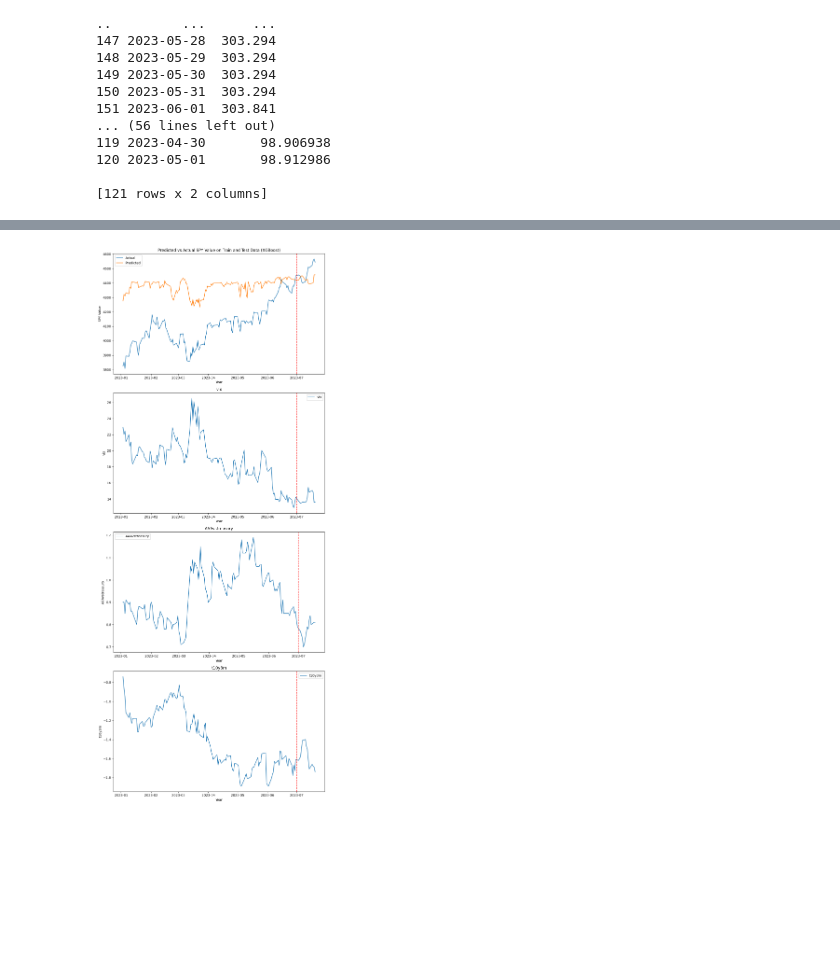
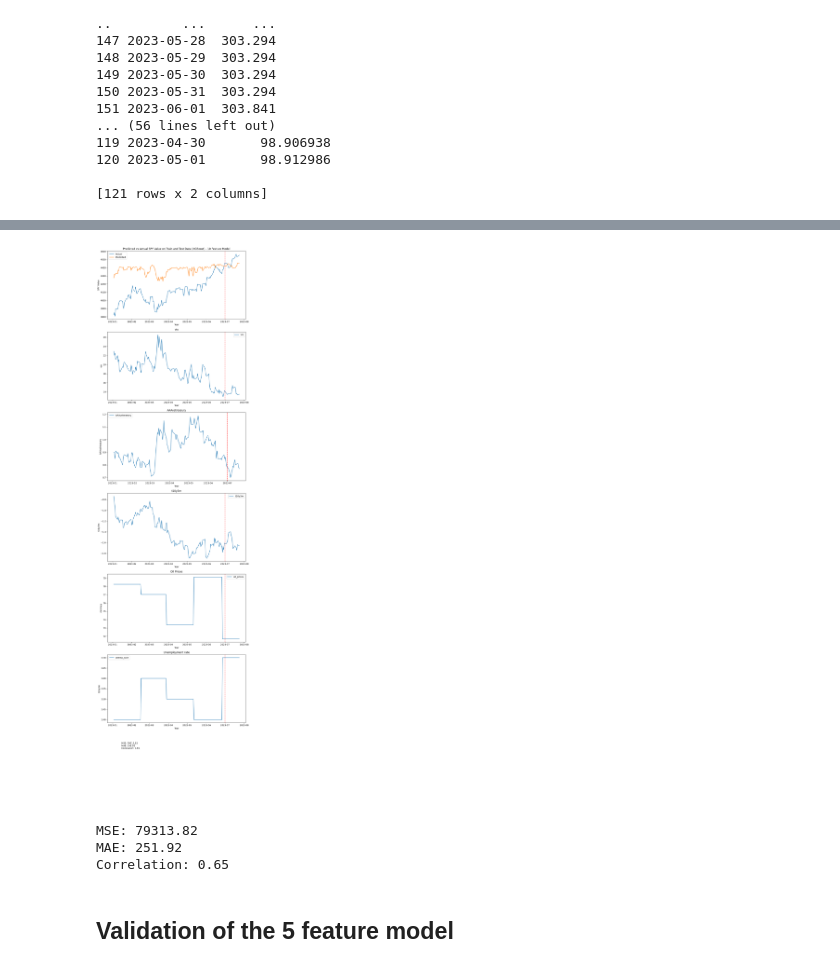
Before and after one commit to jpl12345/SPY_prediction_analysis, a Jupyter notebook: xgboost_model_validation.ipynb, the cells around one changed output, grey strips where cells are left out. Saved outputs shown, nothing was run; the diff lists cells and outputs as text; code cells hidden in the pictures; blank space fills up the shorter version.

Commit message:
Update validation and data

```diff
--- a/xgboost_model_validation.ipynb
+++ b/xgboost_model_validation.ipynb
@@ -390,8 +389,13 @@ time_index = range(len(y_pred))
 # Get the dates from the 'spy_data' dataframe based on the index numbers for alignment
 dates = spy_data['Date'].iloc[time_index]
 
+# Calculate metrics
+mse = mean_squared_error(y, y_pred)
+mae = mean_absolute_error(y, y_pred)
+correlation = np.corrcoef(y, y_pred)[0, 1]
+
 # Create a single figure object
-fig, axs = plt.subplots(4, 1, figsize=(10, 24))
+fig, axs = plt.subplots(7, 1, figsize=(10, 36))
 
 # Plot the predicted vs actual values
 axs[0].plot(dates, y, label='Actual')
@@ -399,36 +403,62 @@ axs[0].plot(dates, y_pred, label='Predicted')
 axs[0].axvline(np.datetime64('2023-07-01'), color='red', linestyle='--')  # Vertical line for July 1, 2023, which corresponds to when the XGBoost model was trained
 axs[0].set_xlabel('Year')
 axs[0].set_ylabel('SPY Value')
-axs[0].set_title('Predicted vs Actual SPY Value on Train and Test Data (XGBoost)')
+axs[0].set_title('Predicted vs Actual SPY Value on Train and Test Data (XGBoost) - 10 Feature Model')
 axs[0].legend()
 
 # Plot vix
 axs[1].plot(dates, X.vix, label='vix')
 axs[1].axvline(np.datetime64('2023-07-01'), color='red', linestyle='--')
 axs[1].set_title('vix')
 axs[1].set_xlabel('Year')
 axs[1].set_ylabel('vix')
 axs[1].legend()
 
 # Plot AAAvstreasury
 axs[2].plot(dates, X.AAAvstreasury, label='AAAvstreasury')
 axs[2].axvline(np.datetime64('2023-07-01'), color='red', linestyle='--')
 axs[2].set_title('AAAvstreasury')
 axs[2].set_xlabel('Year')
 axs[2].set_ylabel('AAAvstreasury')
 axs[2].legend()
 
 # Plot t10y3m
 axs[3].plot(dates, X.t10y3m, label='t10y3m')
 axs[3].axvline(np.datetime64('2023-07-01'), color='red', linestyle='--')
 axs[3].set_title('t10y3m')
 axs[3].set_xlabel('Year')
 axs[3].set_ylabel('t10y3m')
 axs[3].legend()
 
+# Plot oil_prices
+axs[4].plot(dates, X.oil_prices, label='oil_prices')
+axs[4].axvline(np.datetime64('2023-07-01'), color='red', linestyle='--')
+axs[4].set_title('Oil Prices')
+axs[4].set_xlabel('Year')
+axs[4].set_ylabel('Oil Price')
+axs[4].legend()
+
+# Plot unemp_rate
+axs[5].plot(dates, X.unemp_rate, label='unemp_rate')
+axs[5].axvline(np.datetime64('2023-07-01'), color='red', linestyle='--')
+axs[5].set_title('Unemployment rate')
+axs[5].set_xlabel('Year')
+axs[5].set_ylabel('t10y3m')
+axs[5].legend()
+
+axs[6].text(0.1, 0.8, f'MSE: {mse:.2f}\nMAE: {mae:.2f}\nCorrelation: {correlation:.2f}', transform=axs[6].transAxes)
+axs[6].axis('off')
+
 
 plt.tight_layout()
 plt.savefig('figures/validationfrom2023_predictedvsSPY_inclTrain.png', bbox_inches="tight", dpi=300)
 plt.show()
+
+print(f'MSE: {mse:.2f}\nMAE: {mae:.2f}\nCorrelation: {correlation:.2f}')
 # %% [output]
-[figure, old version]
+[figure, new version]
+MSE: 79313.82
+MAE: 251.92
+Correlation: 0.65
+# %% [markdown]
+## Validation of the 5 feature model
```
Also changed, not shown: parts of 9 cells of this notebook, 8 other files.
